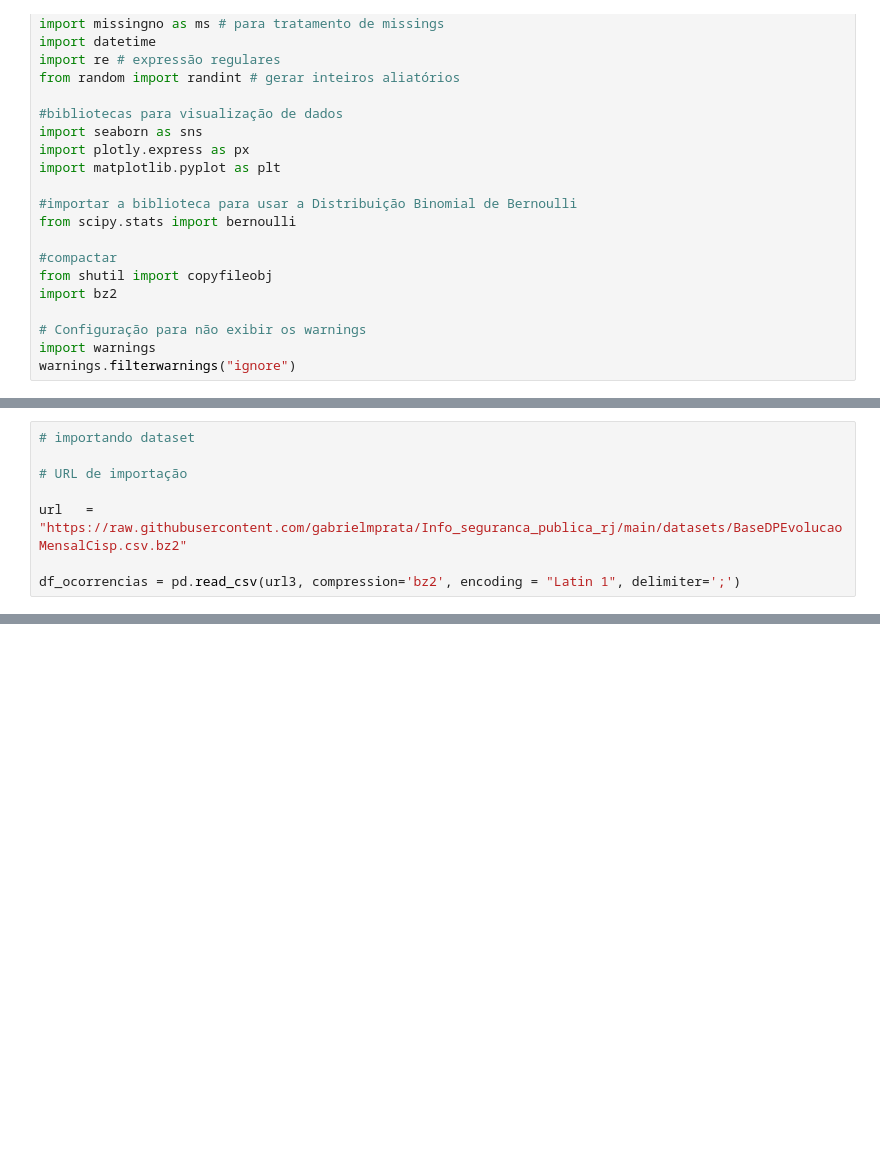
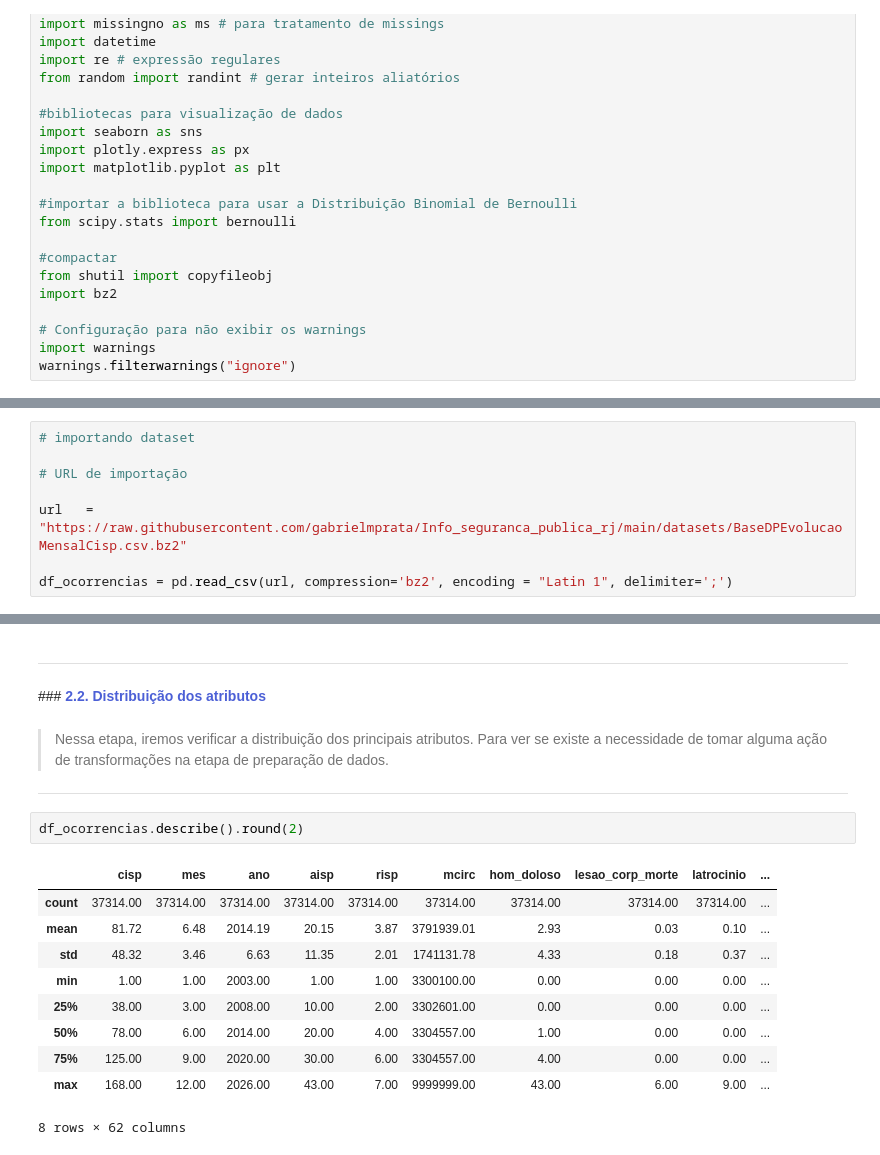
Before and after one commit to gabrielmprata/Info_seguranca_publica_rj, a Jupyter notebook: Info_seguranca_publica_rj.ipynb, the cells around one changed output, grey strips where cells are left out. Drawn from its saved outputs; the diff is of its cells as text; blank space fills up the shorter version.

```diff
--- a/Info_seguranca_publica_rj.ipynb
+++ b/Info_seguranca_publica_rj.ipynb
@@ -50,4 +50,4 @@ warnings.filterwarnings("ignore")
 
 url   = "https://raw.githubusercontent.com/gabrielmprata/Info_seguranca_publica_rj/main/datasets/BaseDPEvolucaoMensalCisp.csv.bz2"
 
-df_ocorrencias = pd.read_csv(url3, compression='bz2', encoding = "Latin 1", delimiter=';')
+df_ocorrencias = pd.read_csv(url, compression='bz2', encoding = "Latin 1", delimiter=';')
@@ -53,0 +155,24 @@ df_ocorrencias = pd.read_csv(url3, compression='bz2', encoding = "Latin 1", deli
+# %% [markdown]
+
+
+---
+# %% [markdown]
+###**<font color=#4c60d6> 2.2. Distribuição dos atributos**
+# %% [markdown]
+>Nessa etapa, iremos verificar a distribuição dos principais atributos. Para ver se existe a necessidade de tomar alguma ação de transformações na etapa de preparação de dados.
+
+
+---
+# %%
+df_ocorrencias.describe().round(2)
+# %% [output]
+|  | cisp | mes | ano | aisp | risp | mcirc | hom_doloso | lesao_corp_morte | latrocinio | ... |
+| count | 37314.00 | 37314.00 | 37314.00 | 37314.00 | 37314.00 | 37314.00 | 37314.00 | 37314.00 | 37314.00 | ... |
+| mean | 81.72 | 6.48 | 2014.19 | 20.15 | 3.87 | 3791939.01 | 2.93 | 0.03 | 0.10 | ... |
+| std | 48.32 | 3.46 | 6.63 | 11.35 | 2.01 | 1741131.78 | 4.33 | 0.18 | 0.37 | ... |
+| min | 1.00 | 1.00 | 2003.00 | 1.00 | 1.00 | 3300100.00 | 0.00 | 0.00 | 0.00 | ... |
+| 25% | 38.00 | 3.00 | 2008.00 | 10.00 | 2.00 | 3302601.00 | 0.00 | 0.00 | 0.00 | ... |
+| 50% | 78.00 | 6.00 | 2014.00 | 20.00 | 4.00 | 3304557.00 | 1.00 | 0.00 | 0.00 | ... |
+| 75% | 125.00 | 9.00 | 2020.00 | 30.00 | 6.00 | 3304557.00 | 4.00 | 0.00 | 0.00 | ... |
+| max | 168.00 | 12.00 | 2026.00 | 43.00 | 7.00 | 9999999.00 | 43.00 | 6.00 | 9.00 | ... |
+8 rows × 62 columns
```
Also changed, not shown: parts of 13 cells of this notebook.
